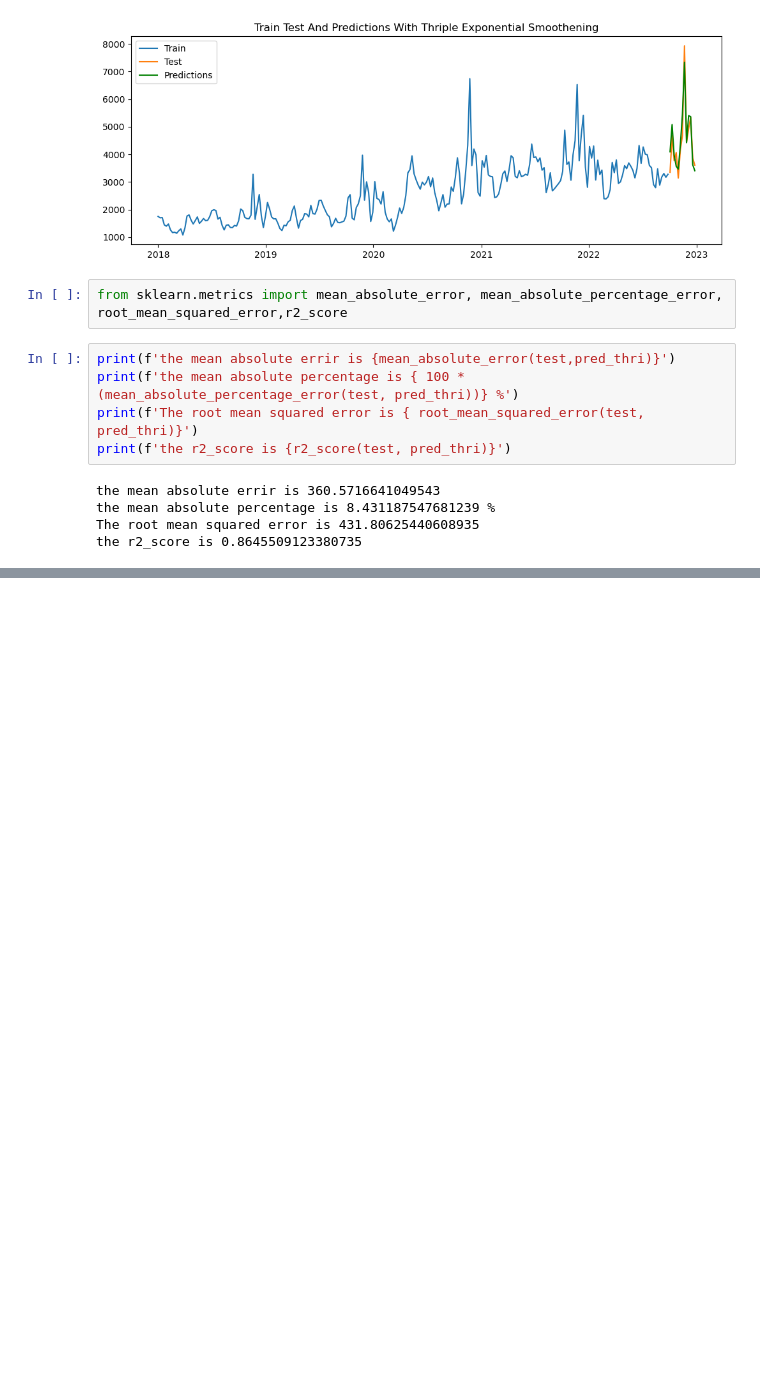
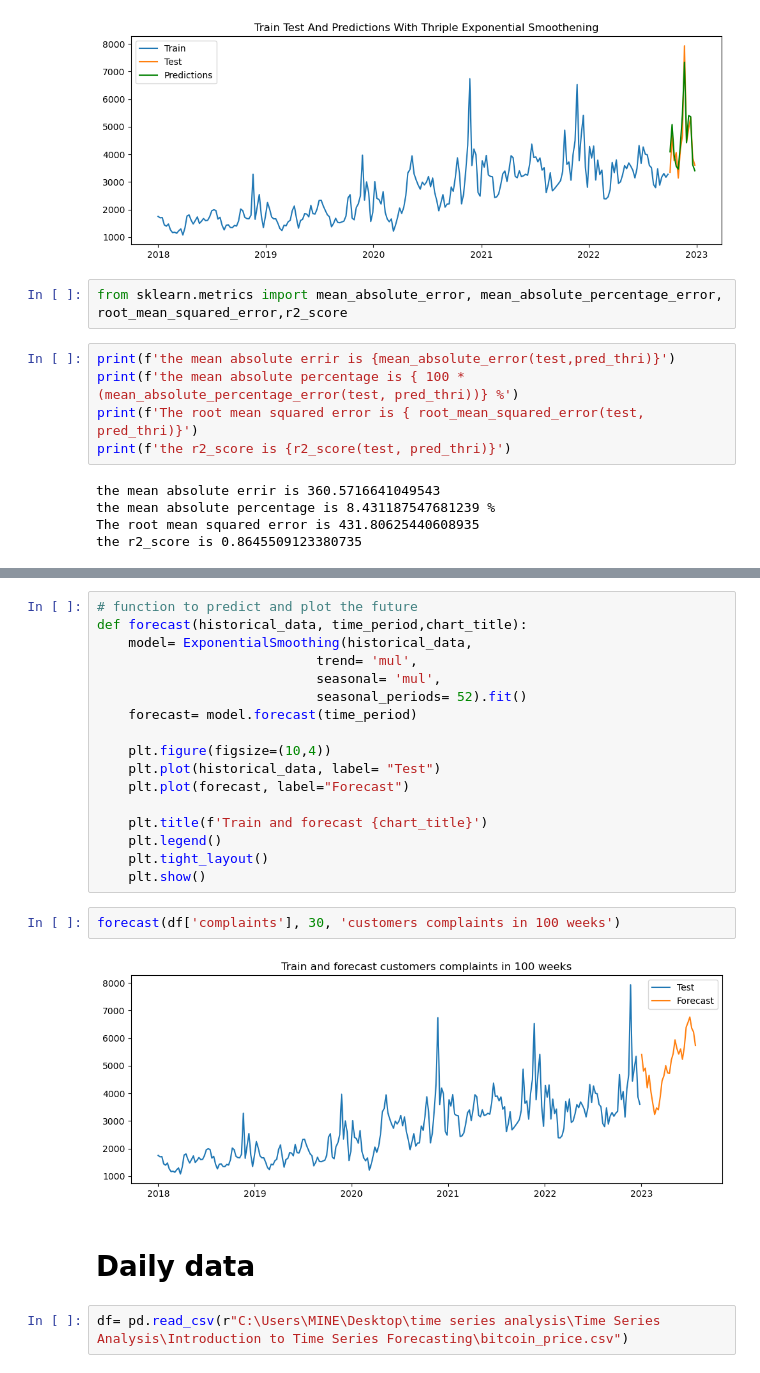
Before and after one commit to steve1-1269/time_series_analysis, a Jupyter notebook: exponential_smooting.ipynb, the cells around one changed output, grey strips where cells are left out. Cells and saved outputs as stored; diff of their text form; blank space fills up the shorter version.

```diff
--- a/exponential_smooting.ipynb
+++ b/exponential_smooting.ipynb
@@ -255,0 +273,25 @@ the r2_score is -0.9184133396175589
+# %%
+# function to predict and plot the future
+def forecast(historical_data, time_period,chart_title):
+    model= ExponentialSmoothing(historical_data,
+                            trend= 'mul',
+                            seasonal= 'mul',
+                            seasonal_periods= 52).fit()
+    forecast= model.forecast(time_period)
+
+    plt.figure(figsize=(10,4))
+    plt.plot(historical_data, label= "Test")
+    plt.plot(forecast, label="Forecast")
+
+    plt.title(f'Train and forecast {chart_title}')
+    plt.legend()
+    plt.tight_layout()
+    plt.show()
+# %%
+forecast(df['complaints'], 30, 'customers complaints in 100 weeks')
+# %% [output]
+[figure, added]
+# %% [markdown]
+# Daily data
+# %%
+df= pd.read_csv(r"C:\Users\MINE\Desktop\time series analysis\Time Series Analysis\Introduction to Time Series Forecasting\bitcoin_price.csv")
```
Also changed, not shown: parts of 18 cells of this notebook.
